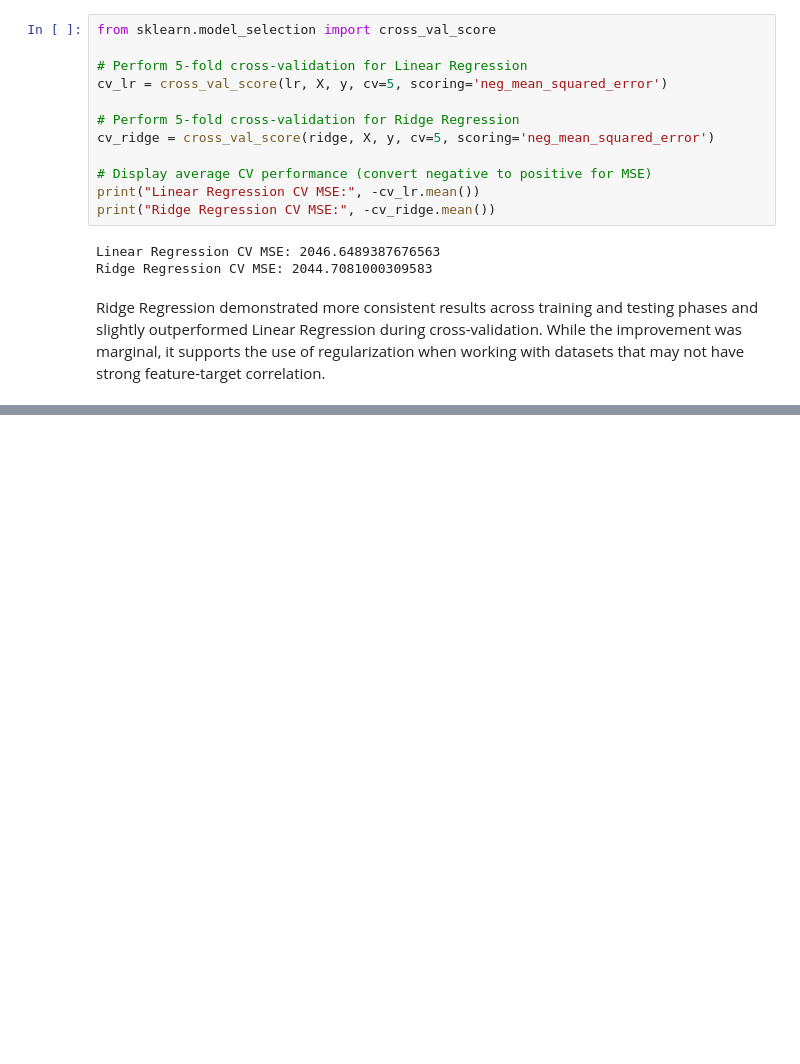
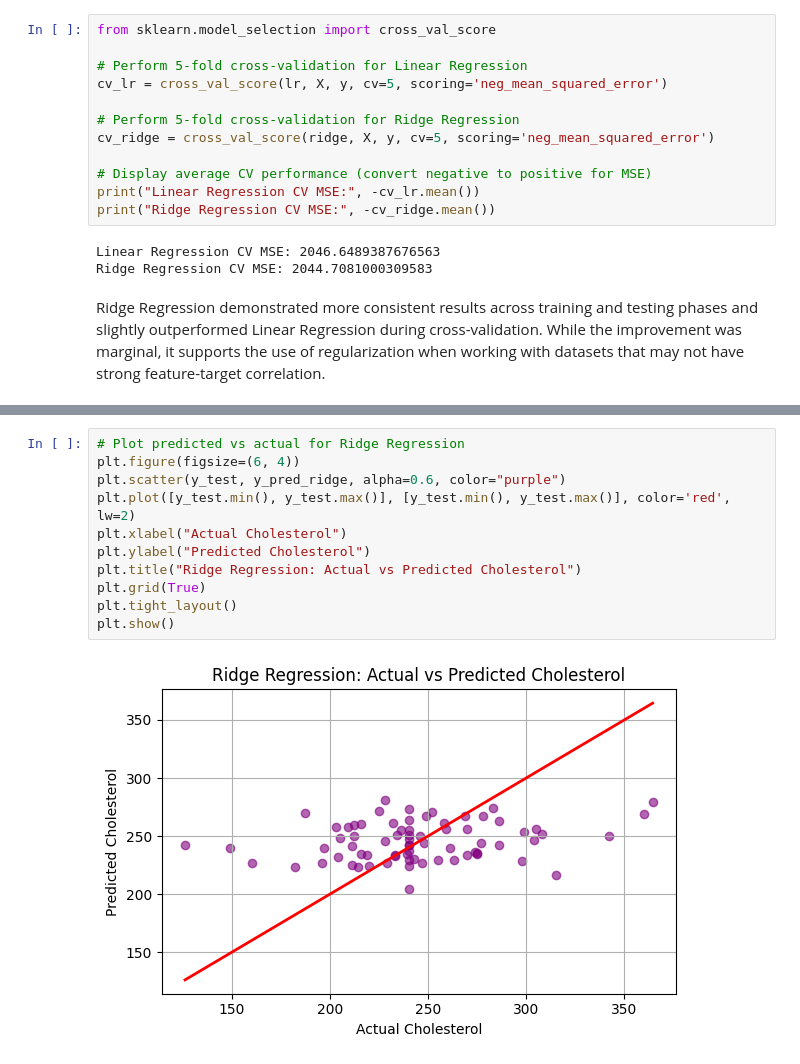
Before and after one commit to sriharigunji123/MSCS_634_ProjectDeliverable_2, a Jupyter notebook: deliverable2.ipynb, the cells around one changed output, grey strips where cells are left out. Cells and saved outputs as stored; diff of their text form; blank space fills up the shorter version.

```diff
--- a/deliverable2.ipynb
+++ b/deliverable2.ipynb
@@ -119,0 +158,13 @@ Ridge Regression demonstrated more consistent results across training and testin
+# %%
+# Plot predicted vs actual for Ridge Regression
+plt.figure(figsize=(6, 4))
+plt.scatter(y_test, y_pred_ridge, alpha=0.6, color="purple")
+plt.plot([y_test.min(), y_test.max()], [y_test.min(), y_test.max()], color='red', lw=2)
+plt.xlabel("Actual Cholesterol")
+plt.ylabel("Predicted Cholesterol")
+plt.title("Ridge Regression: Actual vs Predicted Cholesterol")
+plt.grid(True)
+plt.tight_layout()
+plt.show()
+# %% [output]
+[figure, added]
```
Also changed, not shown: parts of 4 cells of this notebook.
